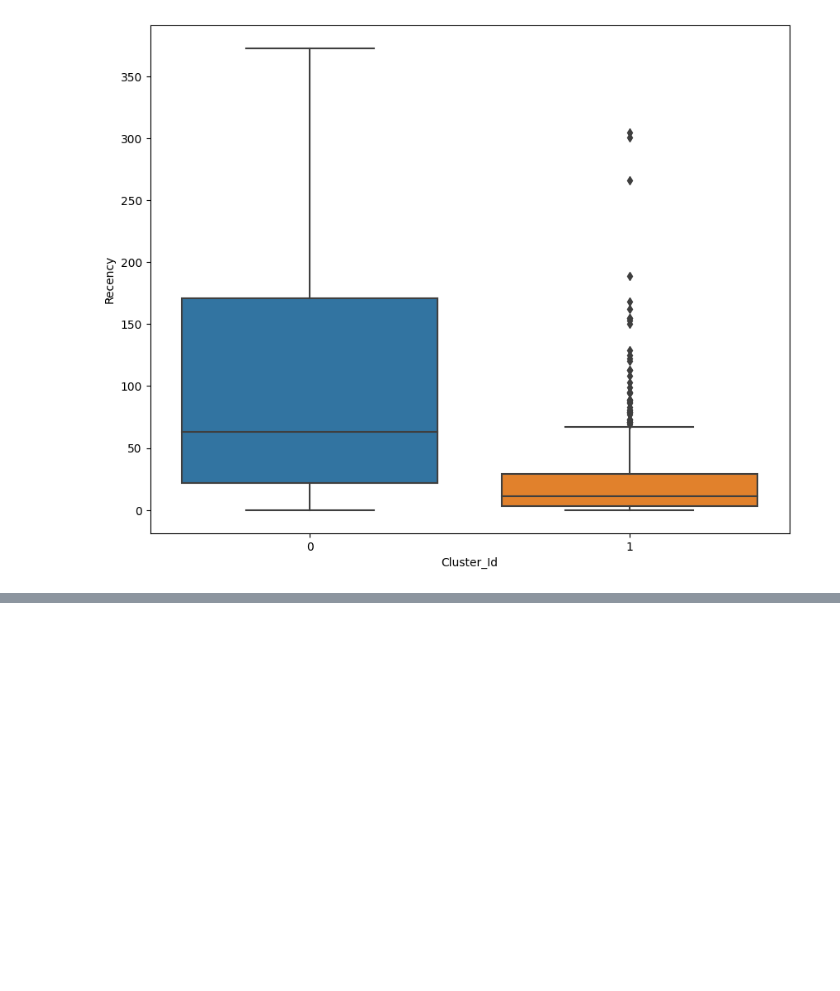
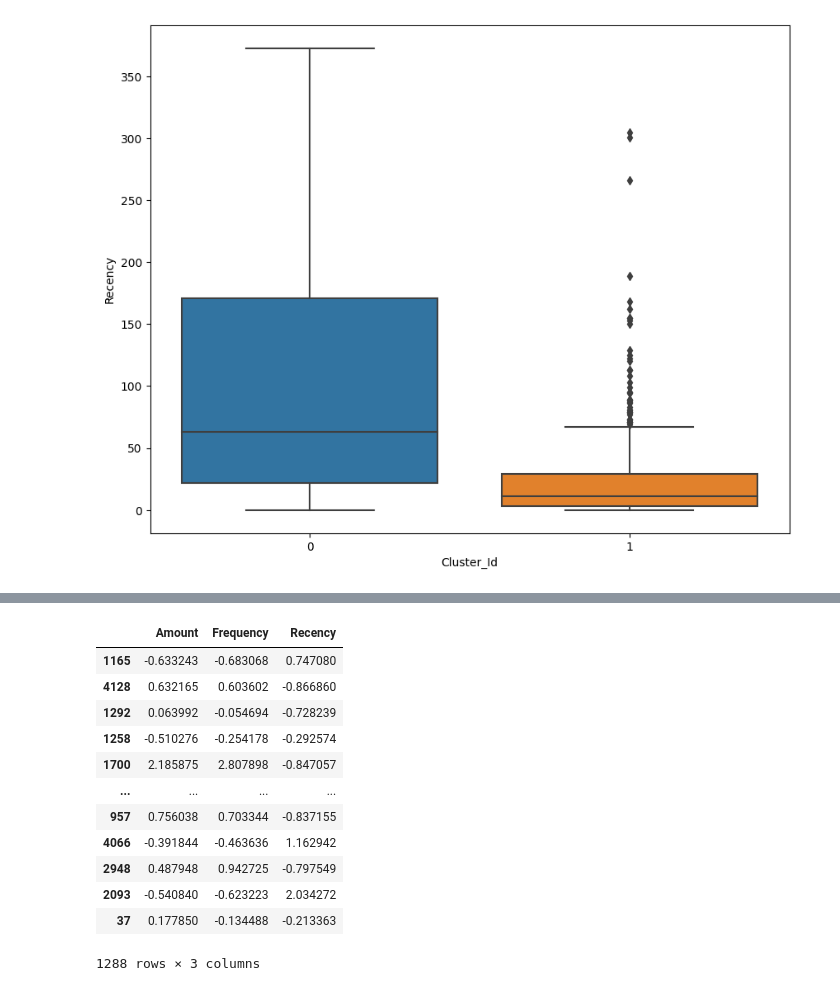
Before and after one commit to ntkien36/Customer-Segmentation, a Jupyter notebook: KMeansClustering.ipynb, the cells around one changed output, grey strips where cells are left out. Cells and saved outputs as stored; diff of their text form; code cells hidden in the pictures; blank space fills up the shorter version.

```diff
--- a/KMeansClustering.ipynb
+++ b/KMeansClustering.ipynb
@@ -428,0 +486,16 @@ sns.boxplot(x='Cluster_Id', y='Recency', data=rfm)
+# %%
+X_test
+# %% [output]
+|  | Amount | Frequency | Recency |
+| 1165 | -0.633243 | -0.683068 | 0.747080 |
+| 4128 | 0.632165 | 0.603602 | -0.866860 |
+| 1292 | 0.063992 | -0.054694 | -0.728239 |
+| 1258 | -0.510276 | -0.254178 | -0.292574 |
+| 1700 | 2.185875 | 2.807898 | -0.847057 |
+| ... | ... | ... | ... |
+| 957 | 0.756038 | 0.703344 | -0.837155 |
+| 4066 | -0.391844 | -0.463636 | 1.162942 |
+| 2948 | 0.487948 | 0.942725 | -0.797549 |
+| 2093 | -0.540840 | -0.623223 | 2.034272 |
+| 37 | 0.177850 | -0.134488 | -0.213363 |
+1288 rows × 3 columns
```
Also changed, not shown: parts of 10 cells of this notebook, 5 other files.
